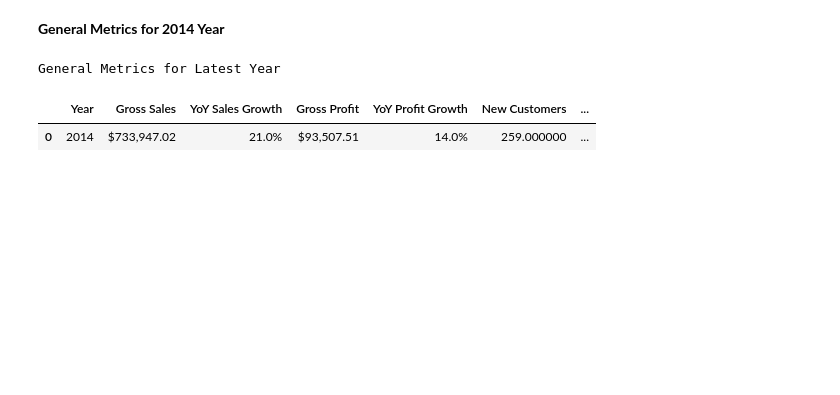
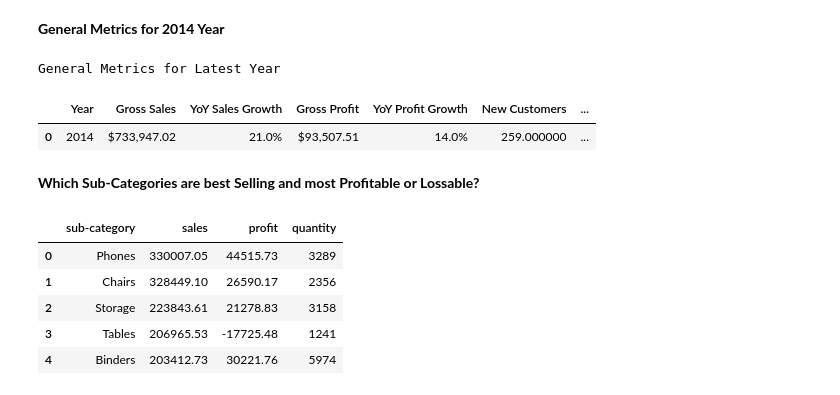
Before and after one commit to annugit1655/Global-Superstore-Project, a Jupyter notebook: notebooks/order-return-US-sales-analysis.ipynb, the cells around one changed output. Cells and saved outputs as stored; diff of their text form; code cells hidden in the pictures; blank space fills up the shorter version.

```diff
--- a/notebooks/order-return-US-sales-analysis.ipynb
+++ b/notebooks/order-return-US-sales-analysis.ipynb
@@ -2226,3 +2269,25 @@ styled_dashboard
 General Metrics for Latest Year
 |  | Year | Gross Sales | YoY Sales Growth | Gross Profit | YoY Profit Growth | New Customers | ... |
 | 0 | 2014 | $733,947.02 | 21.0% | $93,507.51 | 14.0% | 259.000000 | ... |
+# %% [markdown]
+**Which Sub-Categories are best Selling and most Profitable or Lossable?**
+# %%
+sub_category_df = (
+    us_merged_df.groupby(['sub-category'], as_index=False)
+    .agg({
+        'sales' : 'sum',
+        'profit' : 'sum',
+        'quantity' : 'sum'
+    })
+    .sort_values(by='sales', ascending=False)
+    .round(2)
+    .reset_index(drop=True)
+)
+display(sub_category_df.head())
+# %% [output]
+|  | sub-category | sales | profit | quantity |
+| 0 | Phones | 330007.05 | 44515.73 | 3289 |
+| 1 | Chairs | 328449.10 | 26590.17 | 2356 |
+| 2 | Storage | 223843.61 | 21278.83 | 3158 |
+| 3 | Tables | 206965.53 | -17725.48 | 1241 |
+| 4 | Binders | 203412.73 | 30221.76 | 5974 |
```
Also changed, not shown: parts of 7 cells of this notebook.
